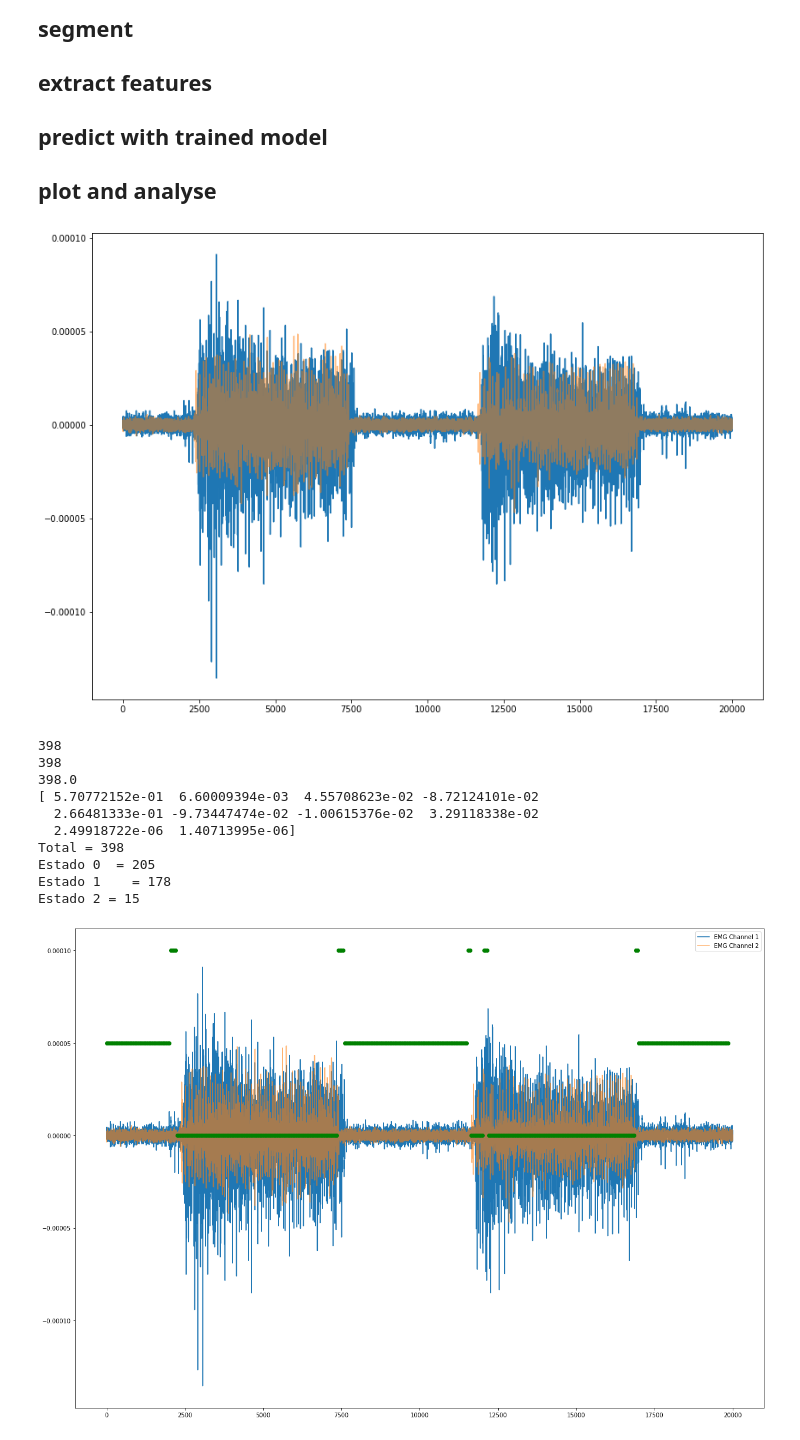
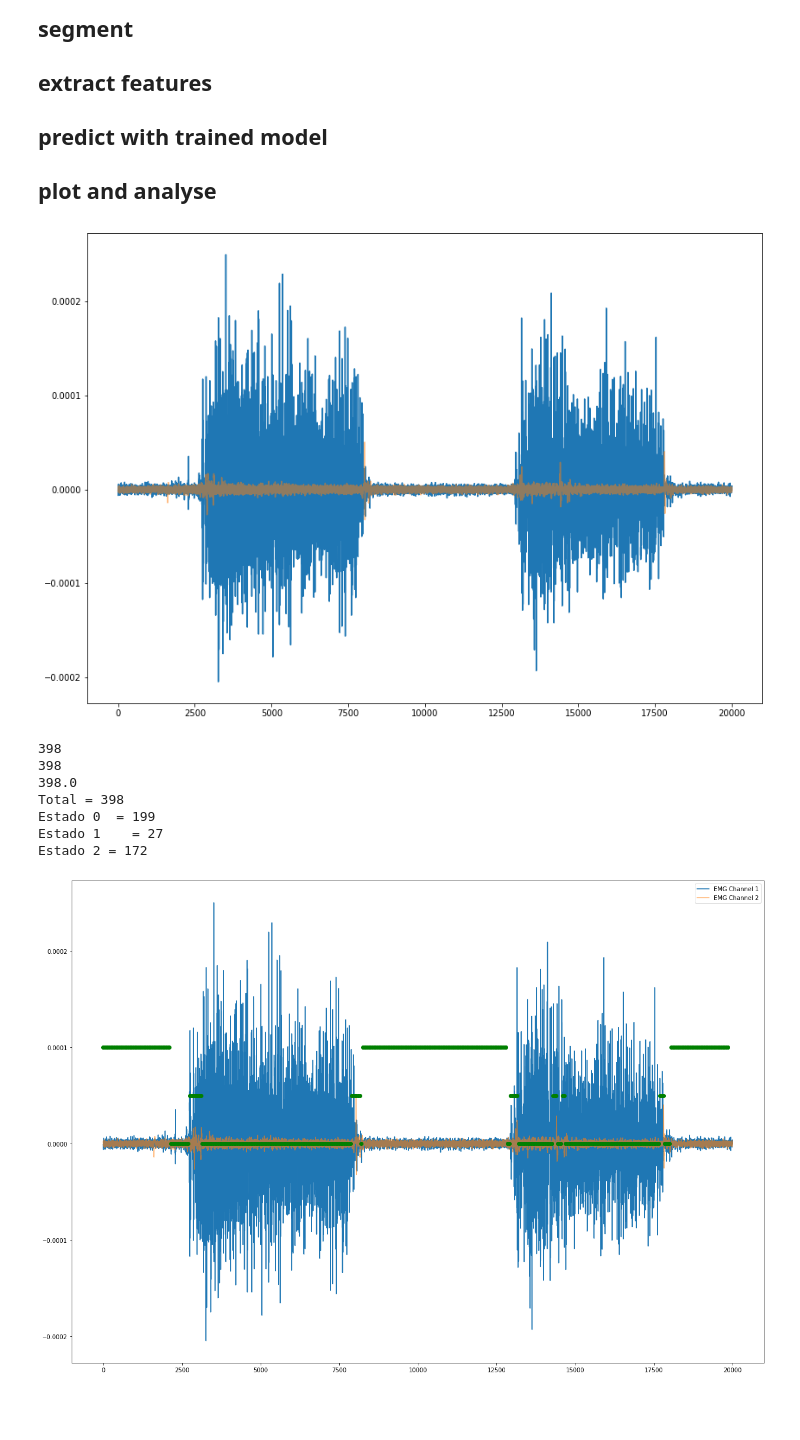
Before and after one commit to raphaelrcb/HMM_Classifier, a Jupyter notebook: Classifier_2channels.ipynb, the cells around one changed output. Cells and saved outputs as stored; diff of their text form; code cells hidden in the pictures; blank space fills up the shorter version.

```diff
--- a/Classifier_2channels.ipynb
+++ b/Classifier_2channels.ipynb
@@ -38,10 +38,10 @@ open_hand_series2 = []
 for i in range(gesture_samples):
     rest_hand_file =    file_name[:len(file_name)-5] + str(i) + file_name[len(file_name)-4:]
     rest_hand_file2 = file_name2[:len(file_name2)-5] + str(i) + file_name2[len(file_name2)-4:]
-    close_hand_file =   file_name[:len(file_name)-7] + "1_" + str(i) + file_name[len(file_name)-4:]
-    close_hand_file2 =   file_name2[:len(file_name2)-7] + "1_" + str(i) + file_name2[len(file_name2)-4:]
-    open_hand_file =   file_name[:len(file_name)-7] + "2_" + str(i) + file_name[len(file_name)-4:]
-    open_hand_file2 =   file_name2[:len(file_name2)-7] + "2_" + str(i) + file_name2[len(file_name2)-4:]
+    close_hand_file =   file_name[:len(file_name)-7] + "2_" + str(i) + file_name[len(file_name)-4:]
+    close_hand_file2 =   file_name2[:len(file_name2)-7] + "2_" + str(i) + file_name2[len(file_name2)-4:]
+    open_hand_file =   file_name[:len(file_name)-7] + "3_" + str(i) + file_name[len(file_name)-4:]
+    open_hand_file2 =   file_name2[:len(file_name2)-7] + "3_" + str(i) + file_name2[len(file_name2)-4:]
     # print(rest_hand_file) CHANNEL 1
     rest_hand_series.append(read_csv(rest_hand_file, header=1, usecols = [0,1], index_col = 0))
     rest_hand_series[i].index = pd.to_datetime(rest_hand_series[i].index, unit = 's', origin= 'unix')
@@ -561,7 +561,7 @@ e2 = 558
 ########################################################################################################################################################################
 #READ FILE
 ########################################################################################################################################################################
-file_name = 'https://raw.githubusercontent.com/raphaelrcb/TCC_UnB/raphael_dev/data/teste_2.csv'
+file_name = 'https://raw.githubusercontent.com/raphaelrcb/TCC_UnB/raphael_dev/data/teste_3.csv'
 
 final_test_series1 = read_csv(file_name, header=2, usecols = [0,1], index_col = 0)
 final_test_series1.index = pd.to_datetime(final_test_series1.index, unit = 's', origin= 'unix')
@@ -648,43 +648,40 @@ for i in range (len(final_states)):
     if (final_states[i] == 2):
         e2+=1
 # print("OPEN HAND")
 print("Total = " + str(e1 + e2 + e0))
 print("Estado 0  = " + str(e0))
 print("Estado 1    = " + str(e1))
 print("Estado 2 = " + str(e2))
 
 
 ########################################################################################################################################################################
-# PRINT
+# PLOT
 ########################################################################################################################################################################
 
 plot_series = final_test_series1.to_numpy()
 plt.figure(figsize=(21,15))
 # print(plot_series.flatten())
 # print(plot_series.size)
 plt.plot(np.arange(plot_series.size), plot_series.flatten(), label='EMG Channel 1')
 plot_series = final_test_series2.to_numpy()
 plt.plot(np.arange(plot_series.size), plot_series.flatten(), label='EMG Channel 2', alpha = 0.6)
 # state_0 = np.ma.masked_where(final_states == 0, final_states)
 # state_1 = np.ma.masked_where(final_states == 1, final_states)
 # state_2 = np.ma.masked_where(final_states == 2, final_states)
 
 plt.plot((np.arange(start=0, stop=len(final_states)*window_overlap, step=window_overlap)), (final_states)/20000, marker = 'o', linestyle='', c = 'g')
 # plt.plot((np.arange(start=0, stop=len(final_states)*window_overlap, step=window_overlap)), (state_0)/20000, marker = 'o', c = 'r', label='hand resting')
 # plt.plot((np.arange(start=0, stop=len(final_states)*window_overlap, step=window_overlap)), (state_1)/20000, marker = 'o', c= 'm', label='hand closed')
 # plt.plot((np.arange(start=0, stop=len(final_states)*window_overlap, step=window_overlap)), (state_2)/20000, marker = 'o', c= 'g', label='hand opened')
 plt.legend()
 plt.show()
 # %% [output]
-[figure, old version]
+[figure, new version]
 398
 398
 398.0
-[ 5.70772152e-01  6.60009394e-03  4.55708623e-02 -8.72124101e-02
-  2.66481333e-01 -9.73447474e-02 -1.00615376e-02  3.29118338e-02
-  2.49918722e-06  1.40713995e-06]
 Total = 398
-Estado 0  = 205
-Estado 1    = 178
-Estado 2 = 15
+Estado 0  = 199
+Estado 1    = 27
+Estado 2 = 172
-[figure, old version]
+[figure, new version]
```
Also changed, not shown: parts of 4 cells of this notebook.
